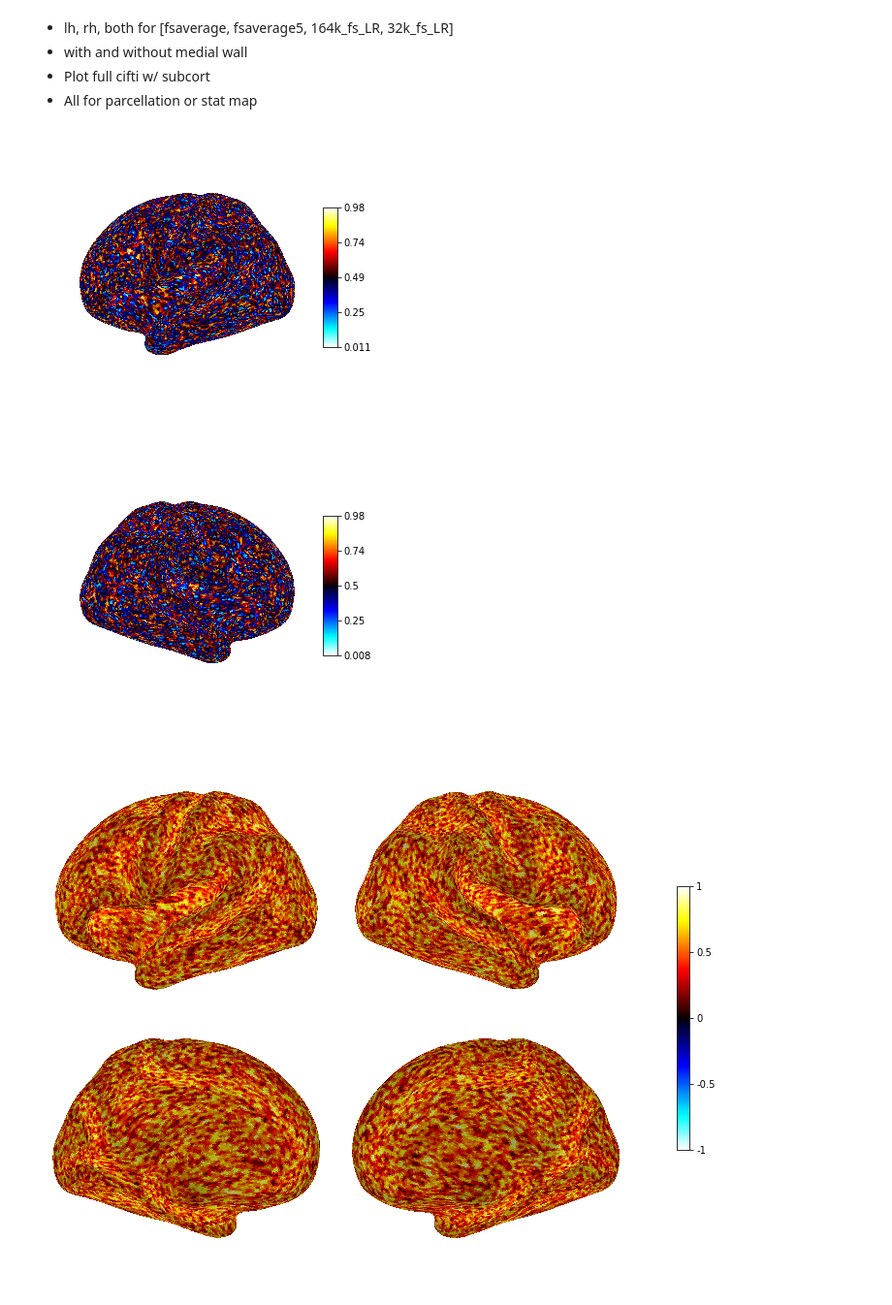
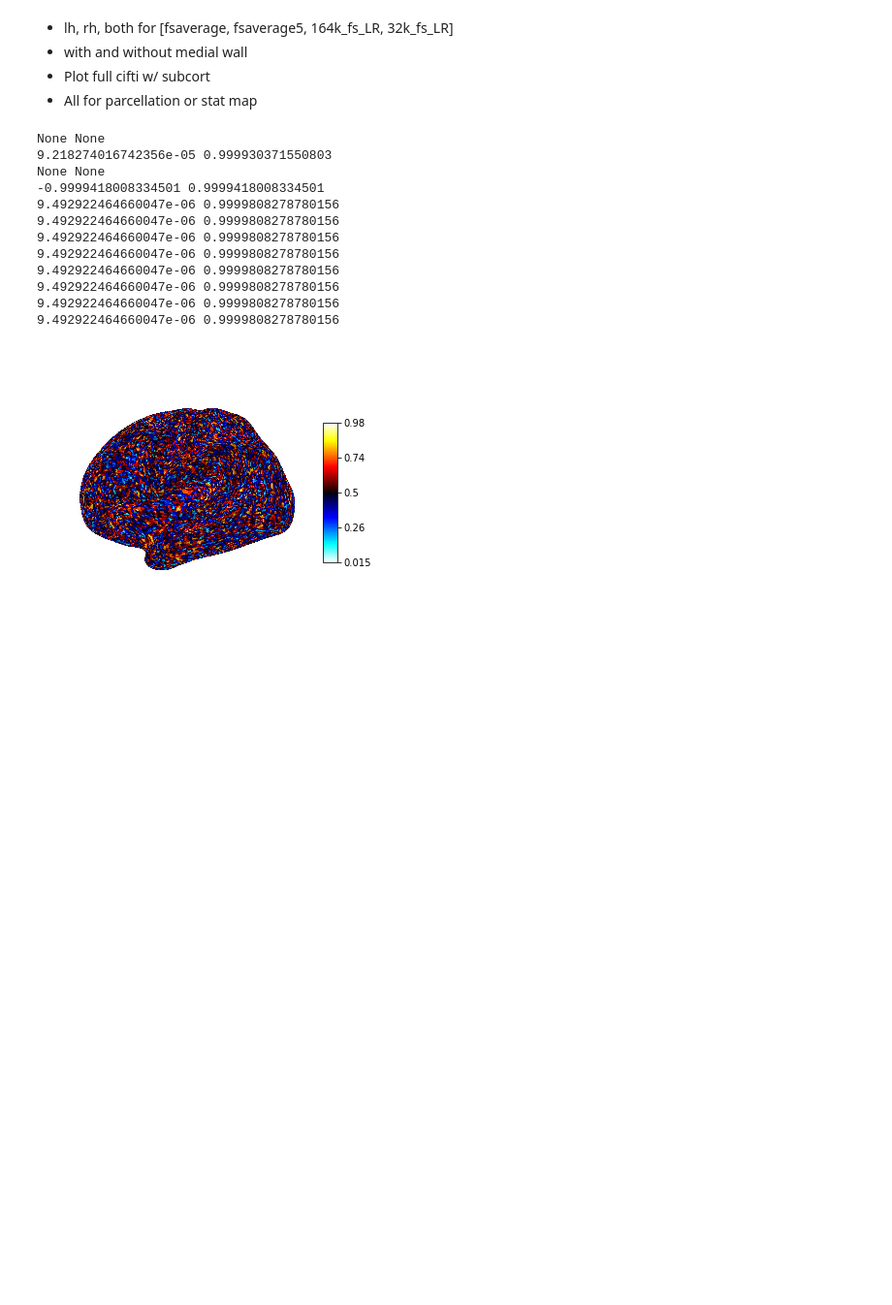
Before and after one commit to sahahn/neurotools, a Jupyter notebook: examples/plotting examples.ipynb, the cells around one changed output. Shown: that part at 97% size. Drawn from its saved outputs; the diff is of its cells as text; code cells hidden in the pictures; blank space fills up the shorter version.

Commit message:
Fix sym cbar

```diff
--- a/examples/plotting examples.ipynb
+++ b/examples/plotting examples.ipynb
@@ -8,9 +8,19 @@ from neurotools.plotting import plot
 import numpy as np
 # %%
 plot(np.random.random(32492), hemi='lh')
-plot(np.random.random(32492), hemi='rh')
+plot(np.random.random(32492), hemi='rh', symmetric_cbar=True)
 plot(np.random.random(32492 * 2))
 # %% [output]
+None None
+9.218274016742356e-05 0.999930371550803
+None None
+-0.9999418008334501 0.9999418008334501
+9.492922464660047e-06 0.9999808278780156
+9.492922464660047e-06 0.9999808278780156
+9.492922464660047e-06 0.9999808278780156
+9.492922464660047e-06 0.9999808278780156
+9.492922464660047e-06 0.9999808278780156
+9.492922464660047e-06 0.9999808278780156
+9.492922464660047e-06 0.9999808278780156
+9.492922464660047e-06 0.9999808278780156
-[figure, old version]
+[figure, new version]
-[figure, removed]
-[figure, removed]
```
Also changed, not shown: 1 other file.
